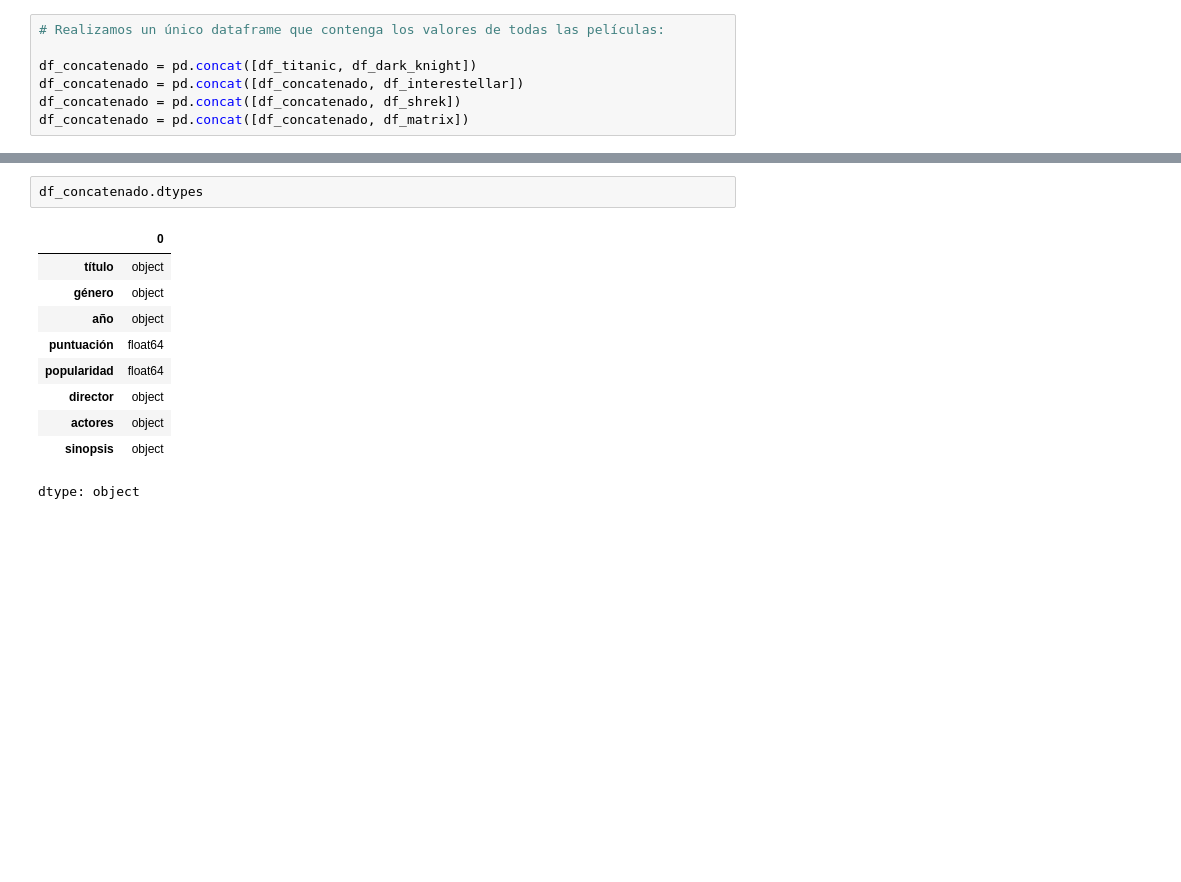
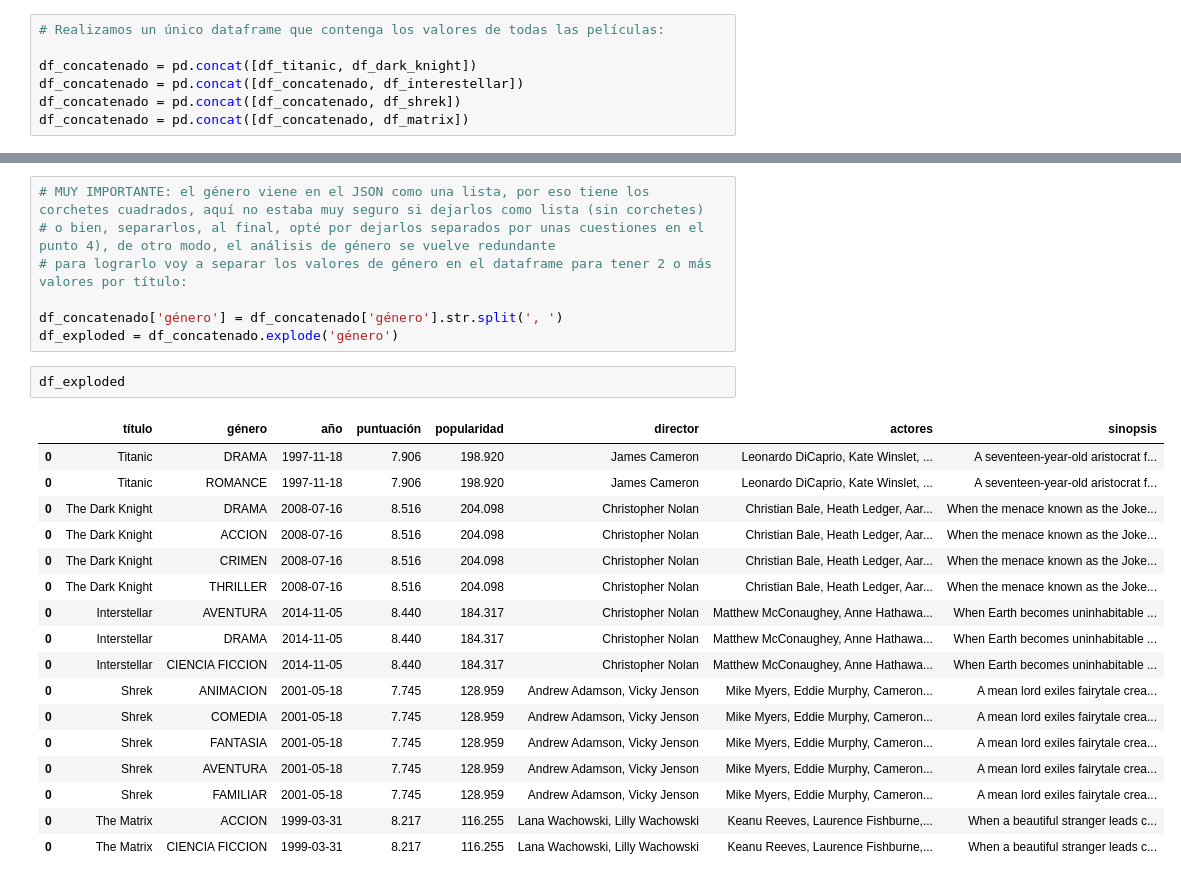
Before and after one commit to earo12/API-example, a Jupyter notebook: API_Movie.ipynb, the cells around one changed output, grey strips where cells are left out. Cells and saved outputs as stored; diff of their text form; blank space fills up the shorter version.

```diff
--- a/API_Movie.ipynb
+++ b/API_Movie.ipynb
@@ -374,16 +378,30 @@ df_concatenado
 | 0 | Interstellar | AVENTURA, DRAMA, CIENCIA FICCION | 2014-11-05 | 8.440 | 184.317 | Christopher Nolan | Matthew McConaughey, Anne Hathawa... | When Earth becomes uninhabitable ... |
 | 0 | Shrek | ANIMACION, COMEDIA, FANTASIA, AVE... | 2001-05-18 | 7.745 | 128.959 | Andrew Adamson, Vicky Jenson | Mike Myers, Eddie Murphy, Cameron... | A mean lord exiles fairytale crea... |
 | 0 | The Matrix | ACCION, CIENCIA FICCION | 1999-03-31 | 8.217 | 116.255 | Lana Wachowski, Lilly Wachowski | Keanu Reeves, Laurence Fishburne,... | When a beautiful stranger leads c... |
-# %%
-df_concatenado.dtypes
-# %% [output]
-|  | 0 |
-| título | object |
-| género | object |
-| año | object |
-| puntuación | float64 |
-| popularidad | float64 |
-| director | object |
-| actores | object |
-| sinopsis | object |
-dtype: object
+# %%
+# MUY IMPORTANTE: el género viene en el JSON como una lista, por eso tiene los corchetes cuadrados, aquí no estaba muy seguro si dejarlos como lista (sin corchetes)
+# o bien, separarlos, al final, opté por dejarlos separados por unas cuestiones en el punto 4), de otro modo, el análisis de género se vuelve redundante
+# para lograrlo voy a separar los valores de género en el dataframe para tener 2 o más valores por título:
+
+df_concatenado['género'] = df_concatenado['género'].str.split(', ')
+df_exploded = df_concatenado.explode('género')
+# %%
+df_exploded
+# %% [output]
+|  | título | género | año | puntuación | popularidad | director | actores | sinopsis |
+| 0 | Titanic | DRAMA | 1997-11-18 | 7.906 | 198.920 | James Cameron | Leonardo DiCaprio, Kate Winslet, ... | A seventeen-year-old aristocrat f... |
+| 0 | Titanic | ROMANCE | 1997-11-18 | 7.906 | 198.920 | James Cameron | Leonardo DiCaprio, Kate Winslet, ... | A seventeen-year-old aristocrat f... |
+| 0 | The Dark Knight | DRAMA | 2008-07-16 | 8.516 | 204.098 | Christopher Nolan | Christian Bale, Heath Ledger, Aar... | When the menace known as the Joke... |
+| 0 | The Dark Knight | ACCION | 2008-07-16 | 8.516 | 204.098 | Christopher Nolan | Christian Bale, Heath Ledger, Aar... | When the menace known as the Joke... |
+| 0 | The Dark Knight | CRIMEN | 2008-07-16 | 8.516 | 204.098 | Christopher Nolan | Christian Bale, Heath Ledger, Aar... | When the menace known as the Joke... |
+| 0 | The Dark Knight | THRILLER | 2008-07-16 | 8.516 | 204.098 | Christopher Nolan | Christian Bale, Heath Ledger, Aar... | When the menace known as the Joke... |
+| 0 | Interstellar | AVENTURA | 2014-11-05 | 8.440 | 184.317 | Christopher Nolan | Matthew McConaughey, Anne Hathawa... | When Earth becomes uninhabitable ... |
+| 0 | Interstellar | DRAMA | 2014-11-05 | 8.440 | 184.317 | Christopher Nolan | Matthew McConaughey, Anne Hathawa... | When Earth becomes uninhabitable ... |
+| 0 | Interstellar | CIENCIA FICCION | 2014-11-05 | 8.440 | 184.317 | Christopher Nolan | Matthew McConaughey, Anne Hathawa... | When Earth becomes uninhabitable ... |
+| 0 | Shrek | ANIMACION | 2001-05-18 | 7.745 | 128.959 | Andrew Adamson, Vicky Jenson | Mike Myers, Eddie Murphy, Cameron... | A mean lord exiles fairytale crea... |
+| 0 | Shrek | COMEDIA | 2001-05-18 | 7.745 | 128.959 | Andrew Adamson, Vicky Jenson | Mike Myers, Eddie Murphy, Cameron... | A mean lord exiles fairytale crea... |
+| 0 | Shrek | FANTASIA | 2001-05-18 | 7.745 | 128.959 | Andrew Adamson, Vicky Jenson | Mike Myers, Eddie Murphy, Cameron... | A mean lord exiles fairytale crea... |
+| 0 | Shrek | AVENTURA | 2001-05-18 | 7.745 | 128.959 | Andrew Adamson, Vicky Jenson | Mike Myers, Eddie Murphy, Cameron... | A mean lord exiles fairytale crea... |
+| 0 | Shrek | FAMILIAR | 2001-05-18 | 7.745 | 128.959 | Andrew Adamson, Vicky Jenson | Mike Myers, Eddie Murphy, Cameron... | A mean lord exiles fairytale crea... |
+| 0 | The Matrix | ACCION | 1999-03-31 | 8.217 | 116.255 | Lana Wachowski, Lilly Wachowski | Keanu Reeves, Laurence Fishburne,... | When a beautiful stranger leads c... |
+| 0 | The Matrix | CIENCIA FICCION | 1999-03-31 | 8.217 | 116.255 | Lana Wachowski, Lilly Wachowski | Keanu Reeves, Laurence Fishburne,... | When a beautiful stranger leads c... |
```
Also changed, not shown: parts of 20 cells of this notebook.
